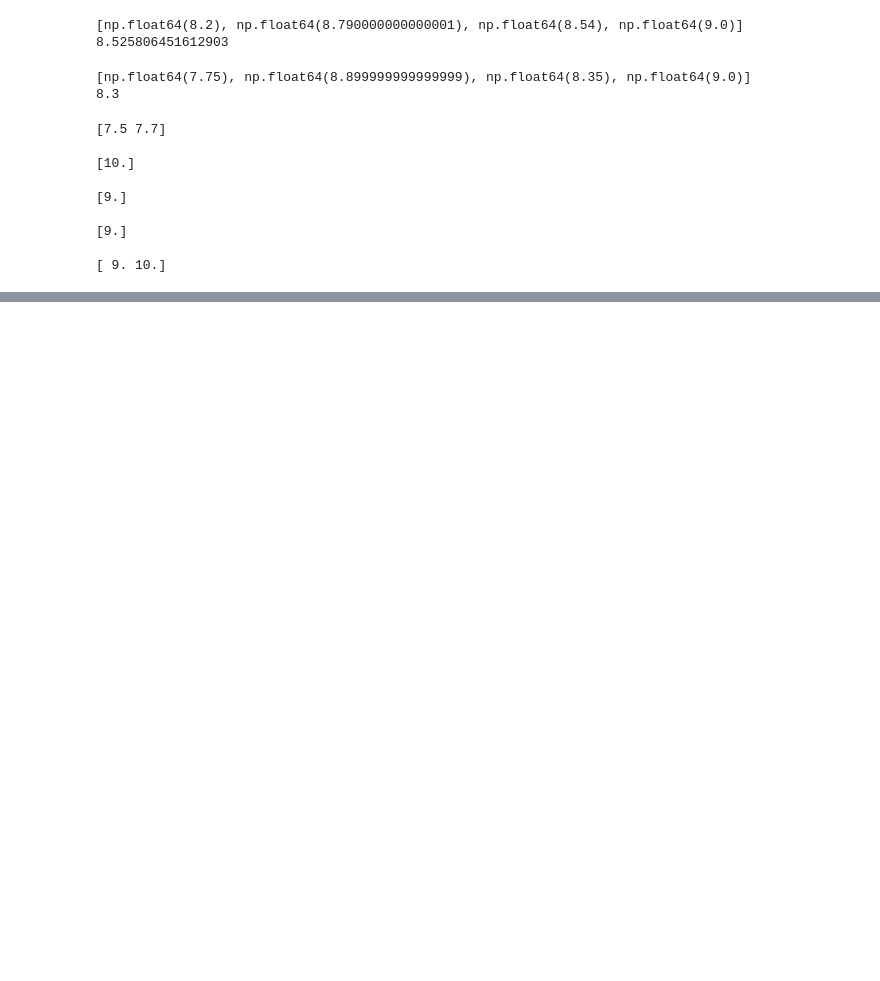
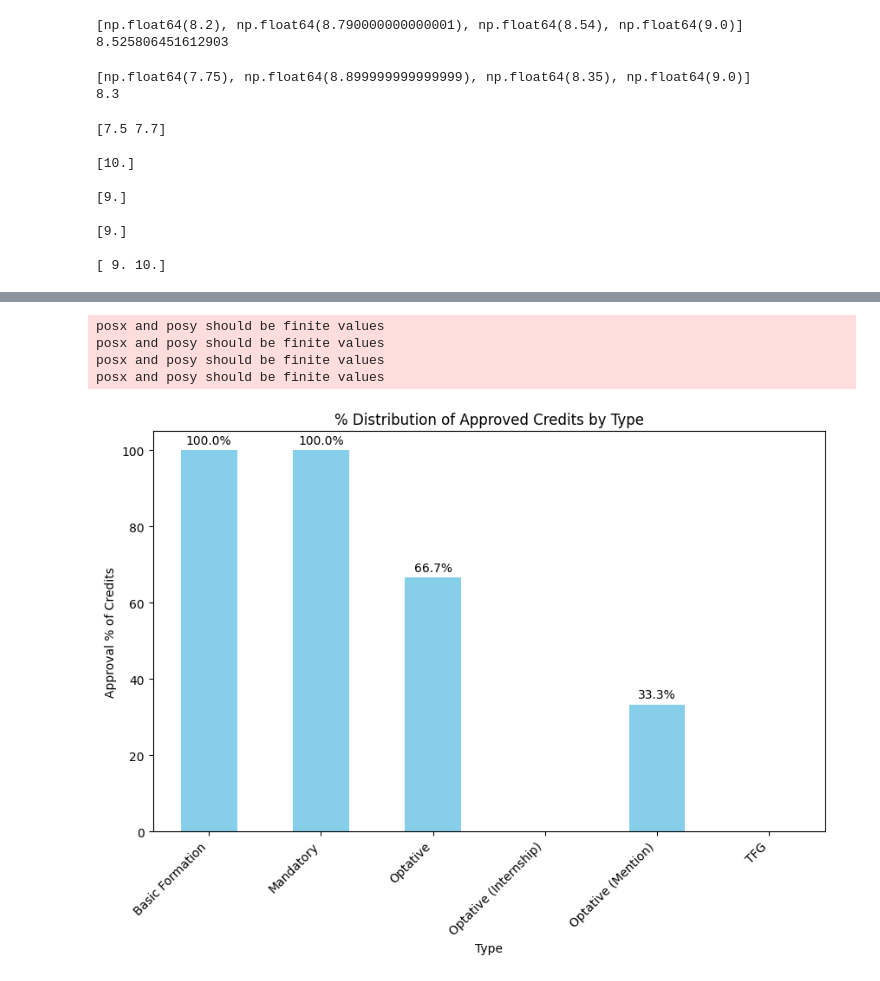
Before and after one commit to rorro6787/AcademicData, a Jupyter notebook: src/analysis.ipynb, the cells around one changed output, grey strips where cells are left out. Drawn from its saved outputs; the diff is of its cells as text; code cells hidden in the pictures; blank space fills up the shorter version.

```diff
--- a/src/analysis.ipynb
+++ b/src/analysis.ipynb
@@ -190,0 +229,30 @@ print(mode_expedient.values)
+# %%
+
+def credit_passed_type(df):
+    df_approved = df[df['Mark'] != '-']
+
+    approved_credits_by_type = df_approved.groupby('Type')['Credits'].sum()
+    total_credits_by_type = df.groupby('Type')['Credits'].sum()
+    percentage_approved_credits = (approved_credits_by_type / total_credits_by_type) * 100
+
+    plt.figure(figsize=(10, 6))
+    percentage_approved_credits.plot(kind='bar', color='skyblue')
+
+    plt.title('% Distribution of Approved Credits by Type')
+    plt.xlabel('Type')
+    plt.ylabel('Approval % of Credits')
+
+    plt.xticks(rotation=45, ha='right', rotation_mode='default')
+
+    for i, v in enumerate(percentage_approved_credits):
+        plt.text(i, v + 1, f'{v:.1f}%', ha='center', va='bottom')
+
+    plt.show()
+# %%
+credit_passed_type(df)
+# %% [output]
+posx and posy should be finite values
+posx and posy should be finite values
+posx and posy should be finite values
+posx and posy should be finite values
+[figure, added]
```
Also changed, not shown: parts of 12 cells of this notebook, 2 other files.
